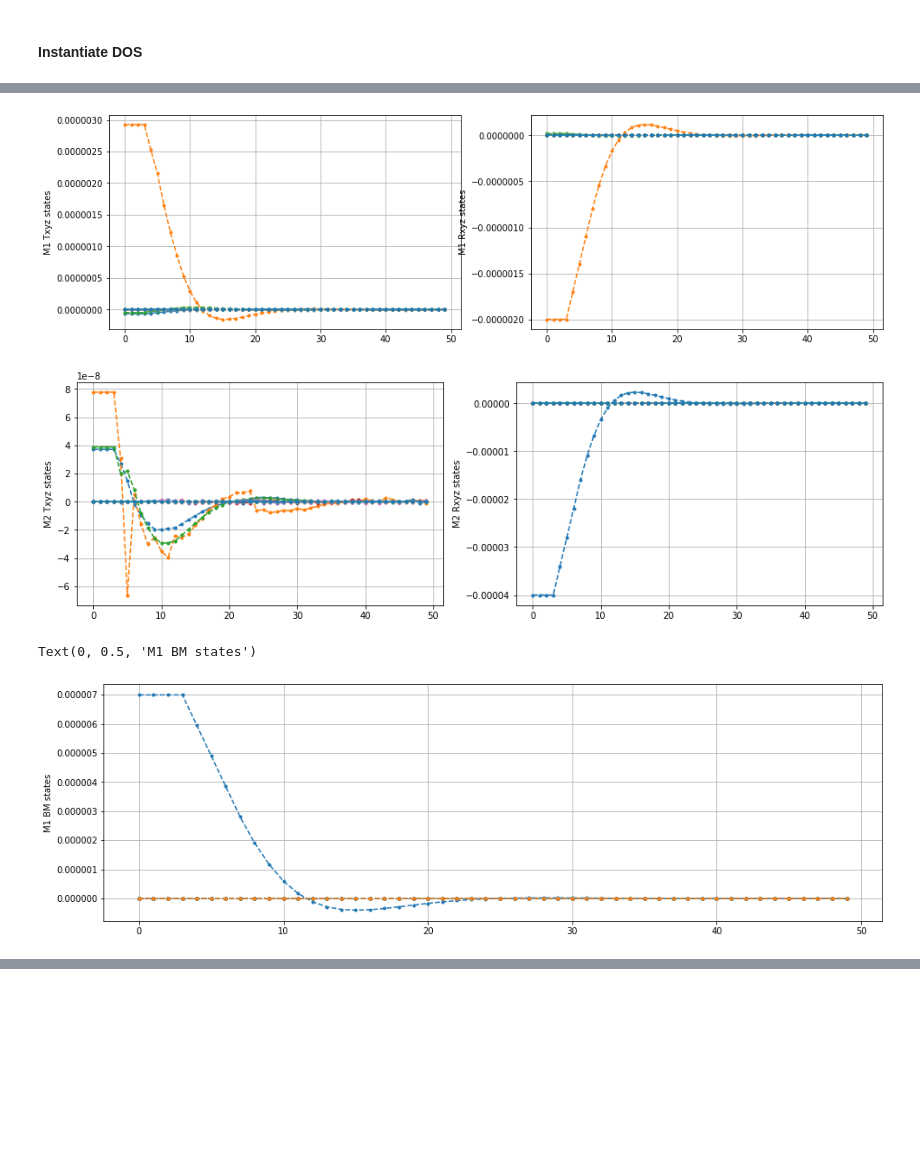
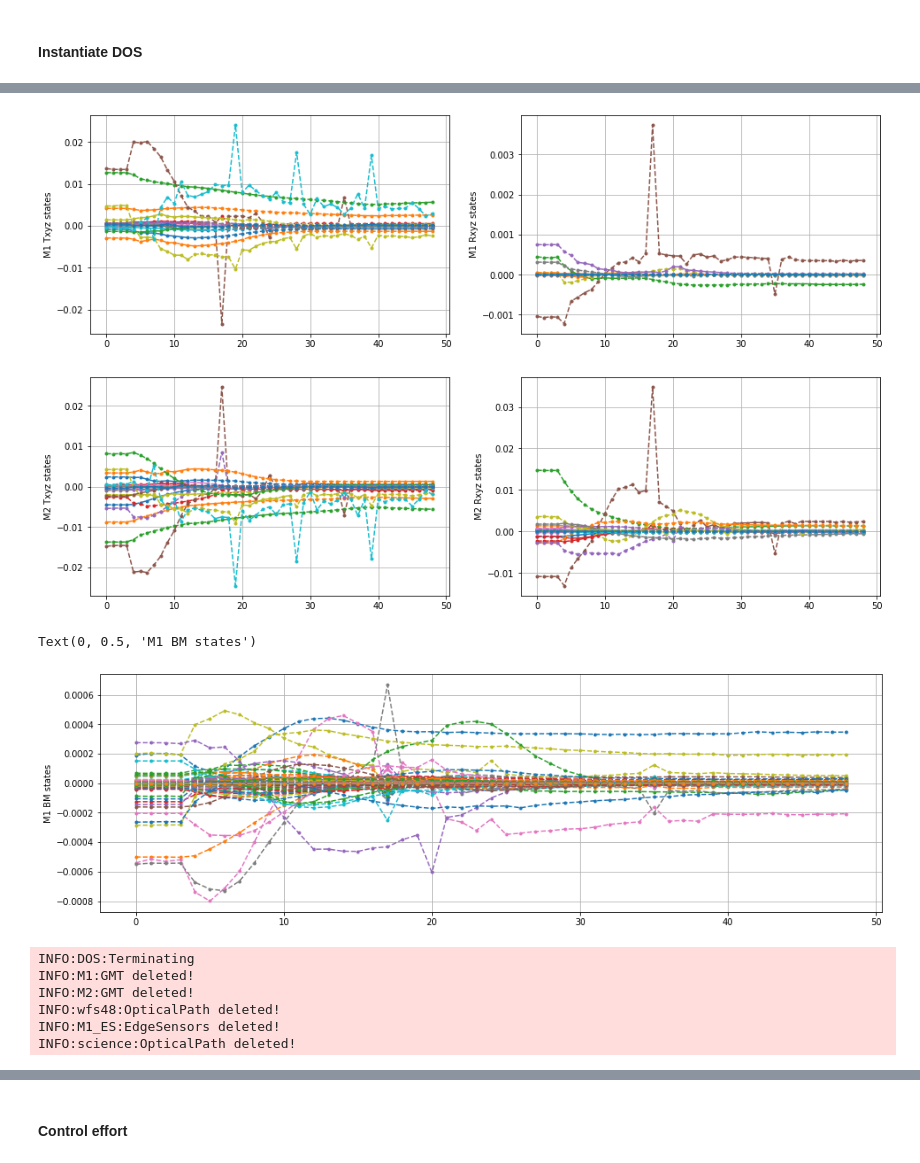
Before and after one commit to rconan/SIMCEO, a Jupyter notebook: shwfs_es.ipynb, the cells around one changed output, grey strips where cells are left out. Drawn from its saved outputs; the diff is of its cells as text; code cells hidden in the pictures; blank space fills up the shorter version.

```diff
--- a/shwfs_es.ipynb
+++ b/shwfs_es.ipynb
@@ -254,44 +273,50 @@ Text(0, 0.5, 'M1 BM states')
 # %%
 Z = sim.logs.entries['wfs48']['M12_RBM'].timeSeries
 
-xM1_Txyz = Z[1][:,np.reshape(i1,[21])]
-xM1_Rxyz = Z[1][:,np.reshape(i2,[21])]
-xM2_Txyz = Z[1][:,np.reshape(i3,[21])]
-xM2_Rxyz = Z[1][:,np.reshape(i4,[21])]
-xM1_BM = Z[1][:,np.reshape(i5,[46*7])]
+zM1_Txyz = Z[1][:,np.reshape(i1,[21])]
+zM1_Rxyz = Z[1][:,np.reshape(i2,[21])]
+zM2_Txyz = Z[1][:,np.reshape(i3,[21])]
+zM2_Rxyz = Z[1][:,np.reshape(i4,[21])]
+zM1_BM = Z[1][:,np.reshape(i5,[46*7])]
 
 # Plot mirror states
 import matplotlib.pyplot as plt
 
 plt.figure(figsize=(16,10))
 plt.subplot(221)
-plt.plot(X[0],xM1_Txyz,'.--')
+plt.plot(Z[0],zM1_Txyz,'.--')
 plt.grid(True)
 plt.ylabel('M1 Txyz states')
 
 plt.subplot(222)
-plt.plot(X[0],xM1_Rxyz,'.--')
+plt.plot(Z[0],zM1_Rxyz,'.--')
 plt.grid(True)
 plt.ylabel('M1 Rxyz states')
 
 plt.figure(figsize=(16,10))
 plt.subplot(223)
-plt.plot(X[0],xM2_Txyz,'.--')
+plt.plot(Z[0],zM2_Txyz,'.--')
 plt.grid(True)
 plt.ylabel('M2 Txyz states')
 
 plt.subplot(224)
-plt.plot(X[0],xM2_Rxyz,'.--')
+plt.plot(Z[0],zM2_Rxyz,'.--')
 plt.grid(True)
 plt.ylabel('M2 Rxyz states')
 plt.show()
 
 plt.figure(figsize=(16,5))
-plt.plot(X[0],xM1_BM,'.--')
+plt.plot(Z[0],zM1_BM,'.--')
 plt.grid(True)
 plt.ylabel('M1 BM states')
 # %% [output]
-[figure, old version]
+[figure, new version]
-[figure, old version]
+[figure, new version]
 Text(0, 0.5, 'M1 BM states')
-[figure, old version]
+[figure, new version]
+INFO:DOS:Terminating
+INFO:M1:GMT deleted!
+INFO:M2:GMT deleted!
+INFO:wfs48:OpticalPath deleted!
+INFO:M1_ES:EdgeSensors deleted!
+INFO:science:OpticalPath deleted!
@@ -298,3 +324,5 @@ Text(0, 0.5, 'M1 BM states')
+# %% [markdown]
+#### Control effort
 # %%
 M1Txyz = sim.logs.entries['AcO_controller']['M1 Txyz'].timeSeries
 M1Rxyz = sim.logs.entries['AcO_controller']['M1 Rxyz'].timeSeries
```
Also changed, not shown: parts of 17 cells of this notebook, 2 other files.
